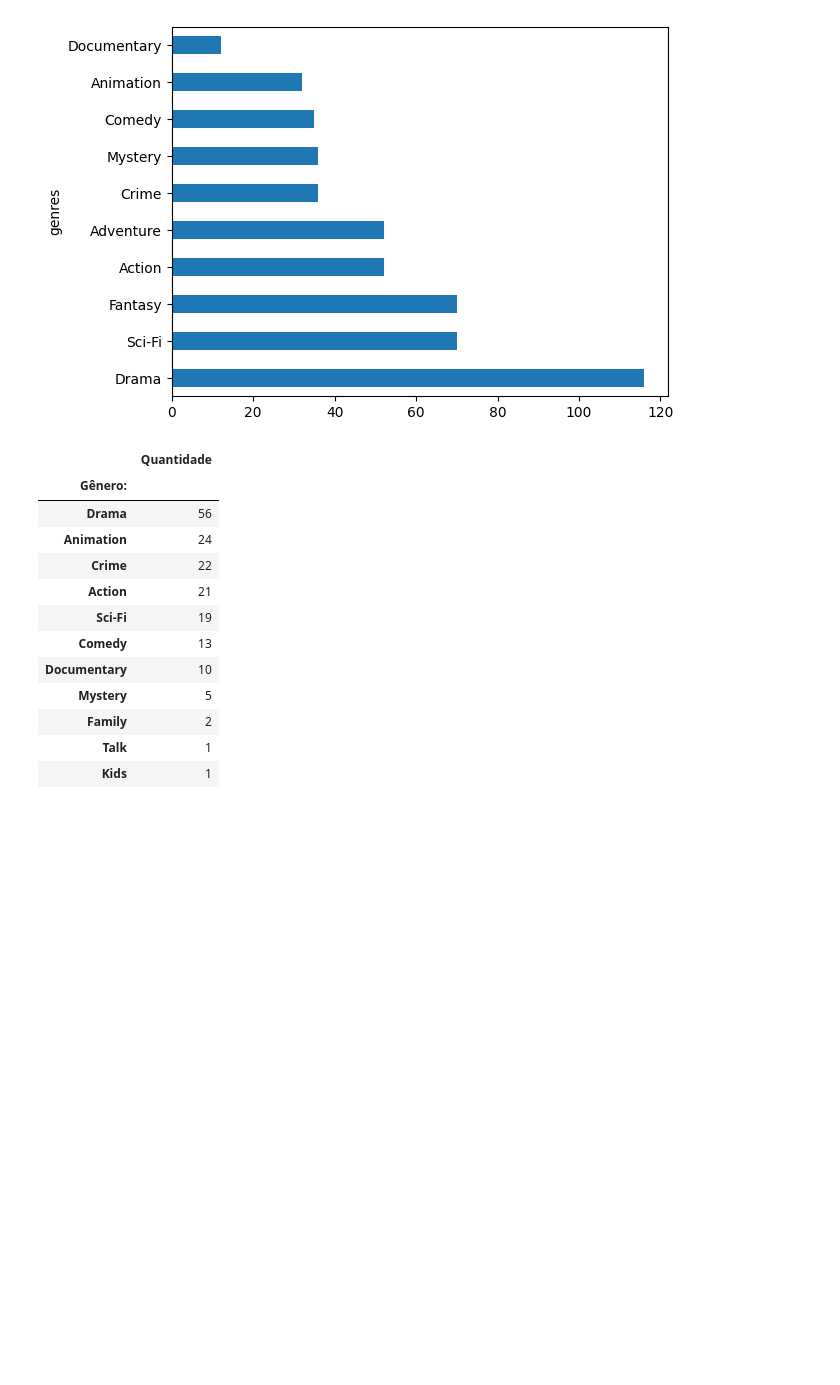
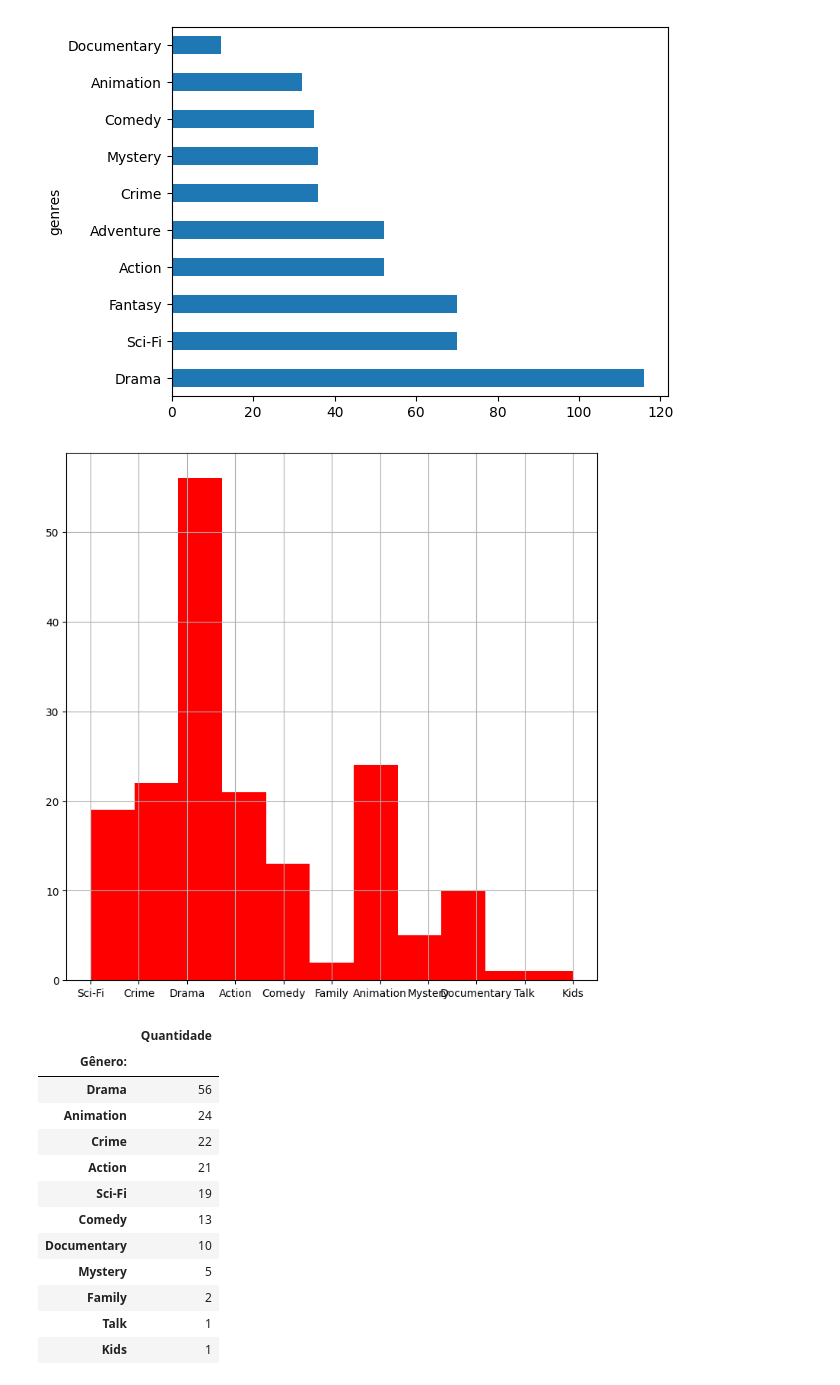
Before and after one commit to MatheusRochaS/Projeto_IA, a Jupyter notebook: IA_Python/movie1.ipynb, the cells around one changed output. Saved outputs shown, nothing was run; the diff lists cells and outputs as text; code cells hidden in the pictures; blank space fills up the shorter version.

```diff
--- a/IA_Python/movie1.ipynb
+++ b/IA_Python/movie1.ipynb
@@ -19,6 +22,20 @@ movie['genres'].value_counts()[:10].plot(kind='barh')
 # %% [output]
 <Axes: ylabel='genres'>
 [figure]
+# %%
+#Gráfico na vertical dos generos de séries e filmes
+
+import pandas as pd
+import numpy as np
+import matplotlib.pyplot as plt
+import seaborn as sns
+import plotly.express as px
+
+movie = pd.read_csv('/workspaces/Projeto_IA/BD/TMDB_Test.csv')
+movie['genres'] = movie['genres'].str.split(',').str[0]
+movie['genres'].hist(bins=11,figsize=(9,9),color='r');
+# %% [output]
+[figure, added]
 # %%
 import pandas as pd
 
```
Also changed, not shown: parts of 3 cells of this notebook.
